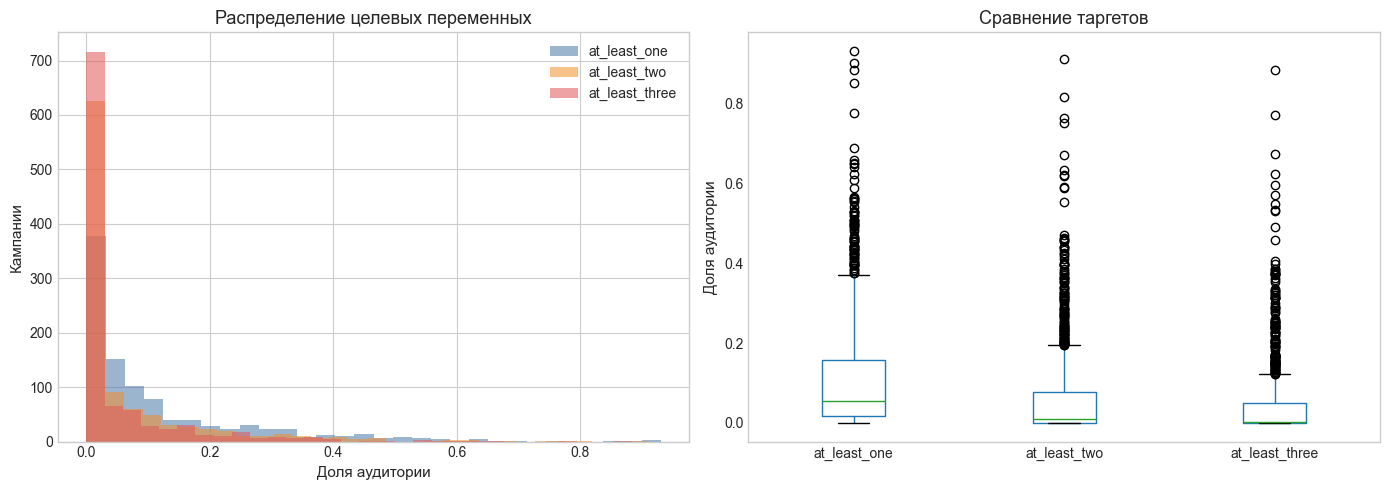
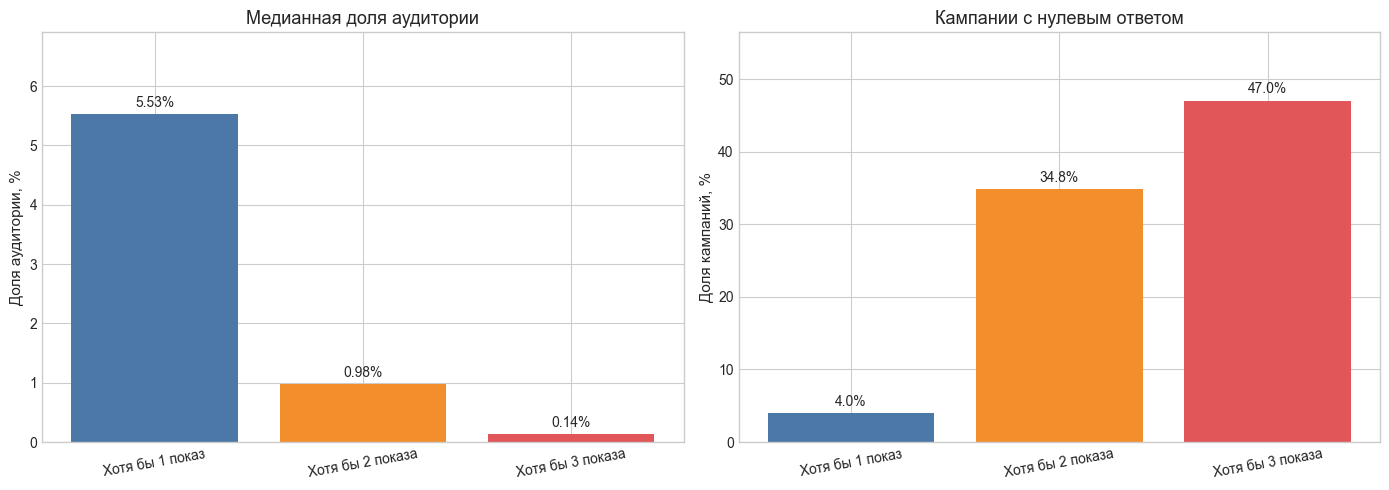
Code edit (unified diff) that turned the first committed figure into the second:
--- before
+++ after
@@ -1,11 +1,27 @@
+target_labels = ["Хотя бы 1 показ", "Хотя бы 2 показа", "Хотя бы 3 показа"]
+colors = ["#4C78A8", "#F28E2B", "#E15759"]
+median_percent = answers[TARGETS].median().to_numpy() * 100
+zero_share_percent = answers[TARGETS].eq(0).mean().to_numpy() * 100
+
 fig, axes = plt.subplots(1, 2, figsize=(14, 5))
 
-for target, color in zip(TARGETS, ["#4C78A8", "#F28E2B", "#E15759"]):
-    axes[0].hist(answers[target], bins=30, alpha=0.55, label=target, color=color)
-axes[0].set(title="Распределение целевых переменных", xlabel="Доля аудитории", ylabel="Кампании")
-axes[0].legend()
+bars = axes[0].bar(target_labels, median_percent, color=colors)
+axes[0].bar_label(bars, fmt="%.2f%%", padding=3)
+axes[0].set(
+    title="Медианная доля аудитории",
+    ylabel="Доля аудитории, %",
+)
+axes[0].set_ylim(0, max(median_percent) * 1.25)
 
-answers.boxplot(column=TARGETS, ax=axes[1], grid=False)
-axes[1].set(title="Сравнение таргетов", ylabel="Доля аудитории")
+bars = axes[1].bar(target_labels, zero_share_percent, color=colors)
+axes[1].bar_label(bars, fmt="%.1f%%", padding=3)
+axes[1].set(
+    title="Кампании с нулевым ответом",
+    ylabel="Доля кампаний, %",
+)
+axes[1].set_ylim(0, max(zero_share_percent) * 1.2)
+
+for axis in axes:
+    axis.tick_params(axis="x", rotation=10)
 
 plt.tight_layout()

Commit: final